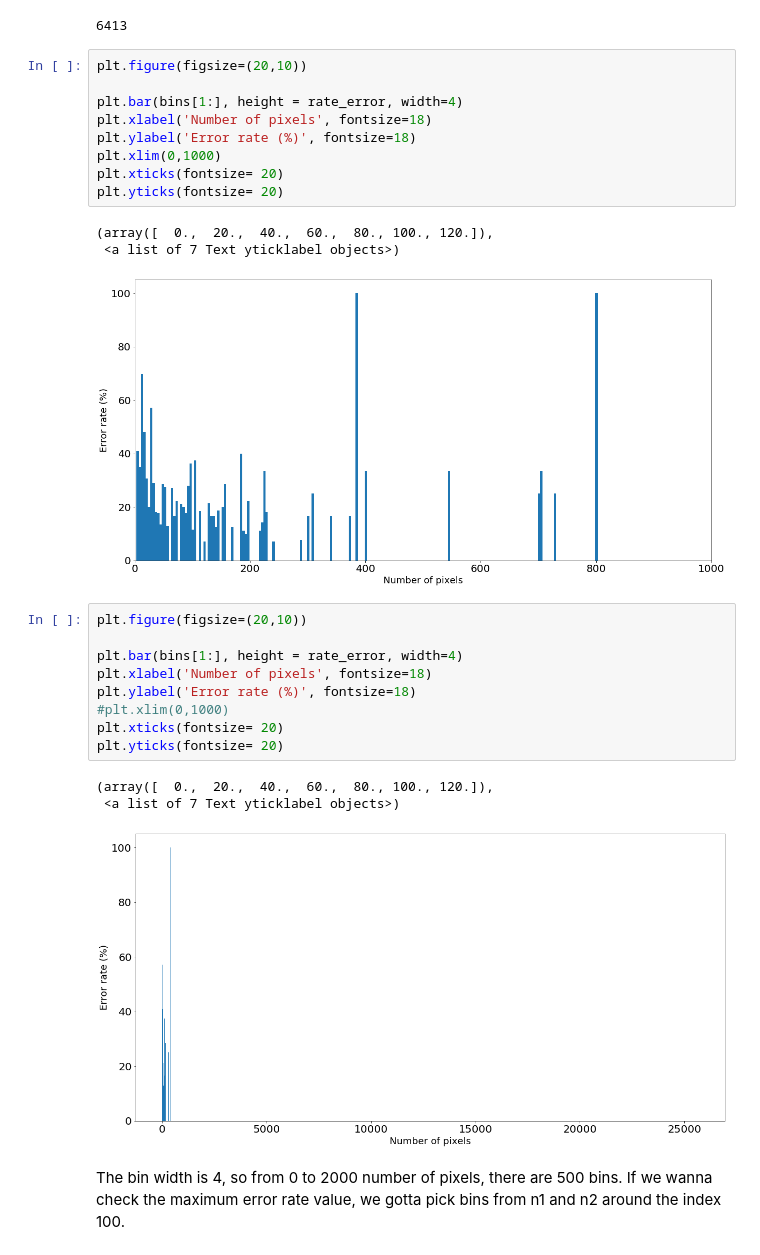
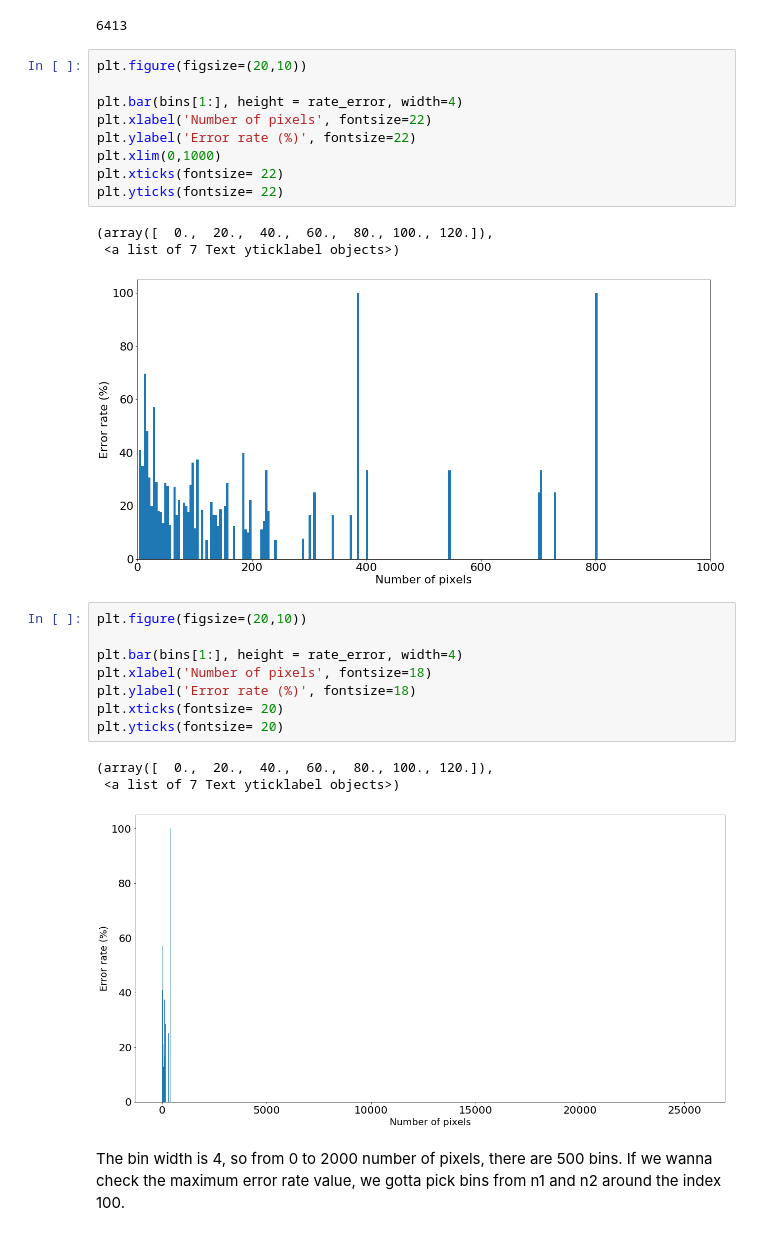
Before and after one commit to silmaglo/TFM, a Jupyter notebook: electrons_vs_muons/e_VS_mu2.ipynb, the cells around one changed output. Drawn from its saved outputs; the diff is of its cells as text.

```diff
--- a/electrons_vs_muons/e_VS_mu2.ipynb
+++ b/electrons_vs_muons/e_VS_mu2.ipynb
@@ -1106,32 +1110,31 @@ array([40.86021505, 35.        , 69.62025316, ...,         nan,
 len(rate_error)
 # %% [output]
 6413
+# %%
+plt.figure(figsize=(20,10))
+
+plt.bar(bins[1:], height = rate_error, width=4)
+plt.xlabel('Number of pixels', fontsize=22)
+plt.ylabel('Error rate (%)', fontsize=22)
+plt.xlim(0,1000)
+plt.xticks(fontsize= 22)
+plt.yticks(fontsize= 22)
+# %% [output]
+(array([  0.,  20.,  40.,  60.,  80., 100., 120.]),
+ <a list of 7 Text yticklabel objects>)
+[figure, added]
 # %%
 plt.figure(figsize=(20,10))
 
 plt.bar(bins[1:], height = rate_error, width=4)
 plt.xlabel('Number of pixels', fontsize=18)
 plt.ylabel('Error rate (%)', fontsize=18)
-plt.xlim(0,1000)
 plt.xticks(fontsize= 20)
 plt.yticks(fontsize= 20)
 # %% [output]
 (array([  0.,  20.,  40.,  60.,  80., 100., 120.]),
  <a list of 7 Text yticklabel objects>)
-[figure, old version]
+[figure, new version]
-# %%
-plt.figure(figsize=(20,10))
-
-plt.bar(bins[1:], height = rate_error, width=4)
-plt.xlabel('Number of pixels', fontsize=18)
-plt.ylabel('Error rate (%)', fontsize=18)
-#plt.xlim(0,1000)
-plt.xticks(fontsize= 20)
-plt.yticks(fontsize= 20)
-# %% [output]
-(array([  0.,  20.,  40.,  60.,  80., 100., 120.]),
- <a list of 7 Text yticklabel objects>)
-[figure, removed]
 # %% [markdown]
 The bin width is 4, so from 0 to 2000 number of pixels, there are 500 bins. If we wanna check the maximum error rate value, we gotta pick bins from n1 and n2 around the index 100.
 # %%
```
Also changed, not shown: parts of 24 cells of this notebook.
